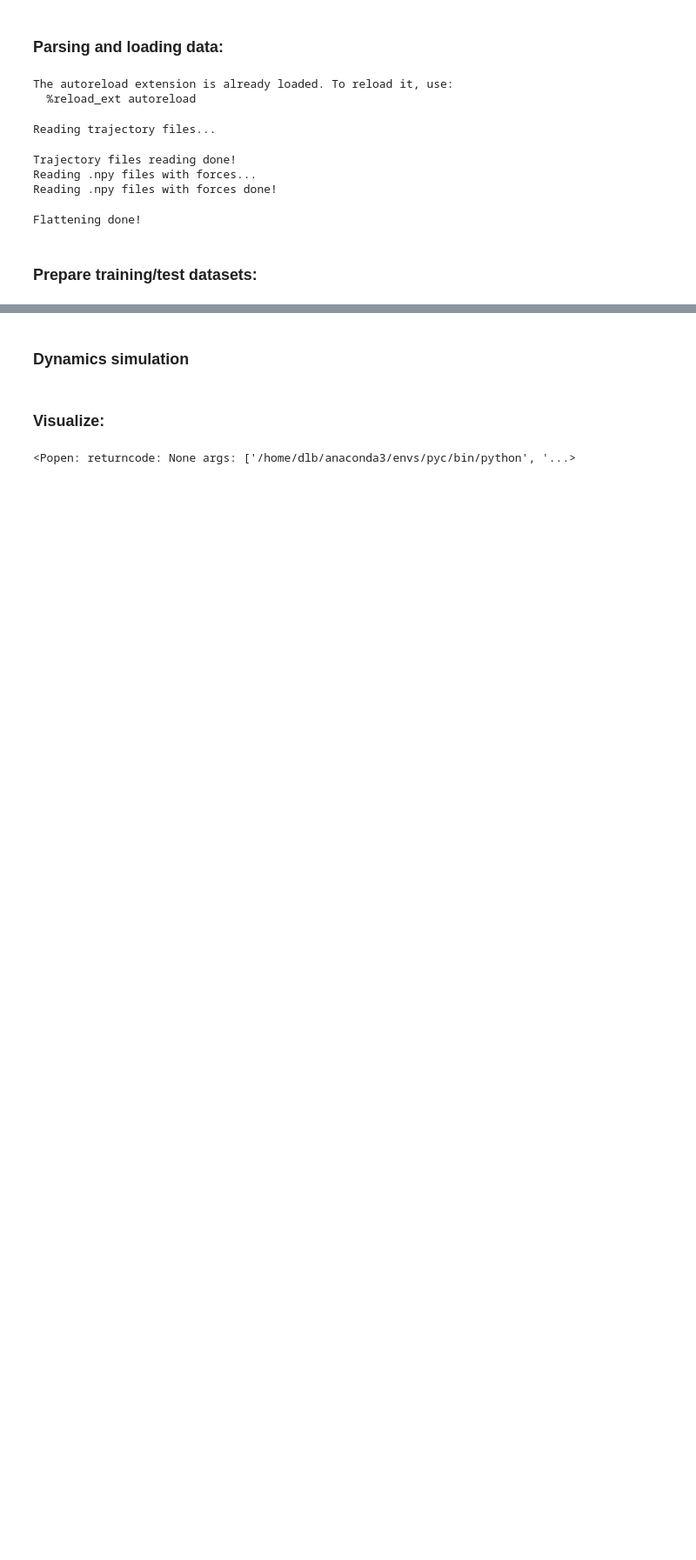
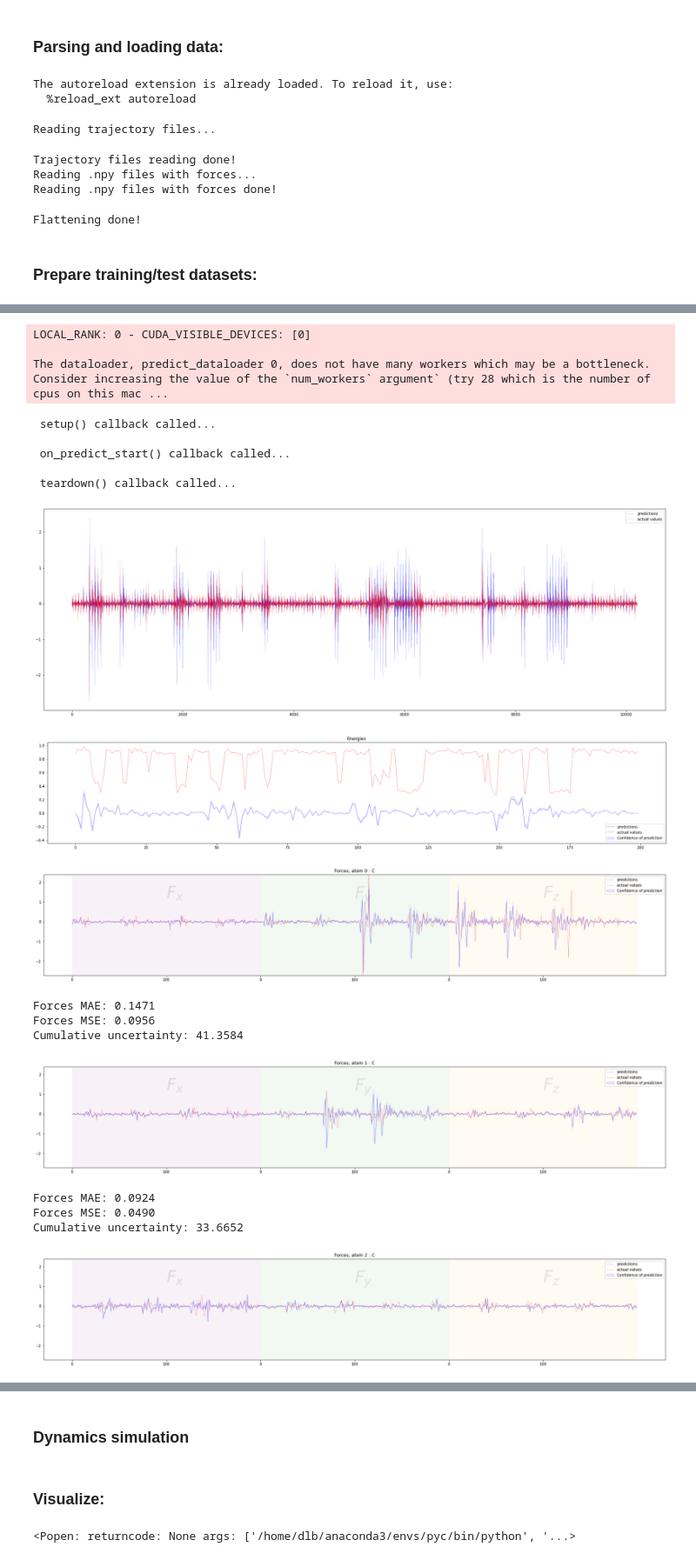
Before and after one commit to chem-gp/saddle-dynamics, a Jupyter notebook: notebooks/saddle_md.ipynb, the cells around one changed output, grey strips where cells are left out. Shown at 87% size. Saved outputs shown, nothing was run; the diff lists cells and outputs as text; code cells hidden in the pictures; blank space fills up the shorter version.

Commit message:
fitted forces

```diff
--- a/notebooks/saddle_md.ipynb
+++ b/notebooks/saddle_md.ipynb
@@ -97,11 +92,0 @@ tensor([-0.2962, -0.1035, -0.1307, -0.0773,  0.1387, -0.3940, -0.2920,  0.1956,
-# %%
-from fande.ase.gp_model import GP_model_ase_traj
-
-training_data = {'traj': traj, 'energies': energies, 'forces': forces}
-test_data = {'traj': traj, 'energies': energies, 'forces': forces}
-
-
-gp_model = GP_model_ase_traj(training_data, test_data, training_params, soap_params)
-
-gp_model.train()
-gp_model.test_performace()
@@ -111,0 +161,46 @@ fande.ase.gp_model.GP_model_ase_traj
+# %%
+from fande.predict import PredictorASE
+
+test_X = fdm.test_X
+test_DX = fdm.test_DX
+test_E = fdm.test_E
+test_F = fdm.test_F
+
+model_e = None
+trainer_e = None
+
+
+predictor = PredictorASE(
+            model_e,
+            model_f,
+            trainer_e,
+            trainer_f,
+            test_X,
+            test_DX,
+            test_E,
+            test_F,
+            test_data,
+            hparams
+)
+
+predictor.predict_and_plot_forces()
+# %% [output]
+LOCAL_RANK: 0 - CUDA_VISIBLE_DEVICES: [0]
+
+The dataloader, predict_dataloader 0, does not have many workers which may be a bottleneck. Consider increasing the value of the `num_workers` argument` (try 28 which is the number of cpus on this mac ...
+ setup() callback called...
+
+ on_predict_start() callback called...
+
+ teardown() callback called...
+[figure, added]
+[figure, added]
+[figure, added]
+Forces MAE: 0.1471
+Forces MSE: 0.0956
+Cumulative uncertainty: 41.3584
+[figure, added]
+Forces MAE: 0.0924
+Forces MSE: 0.0490
+Cumulative uncertainty: 33.6652
+[figure, added]
```
Also changed, not shown: parts of 10 cells of this notebook, 1 other file.
